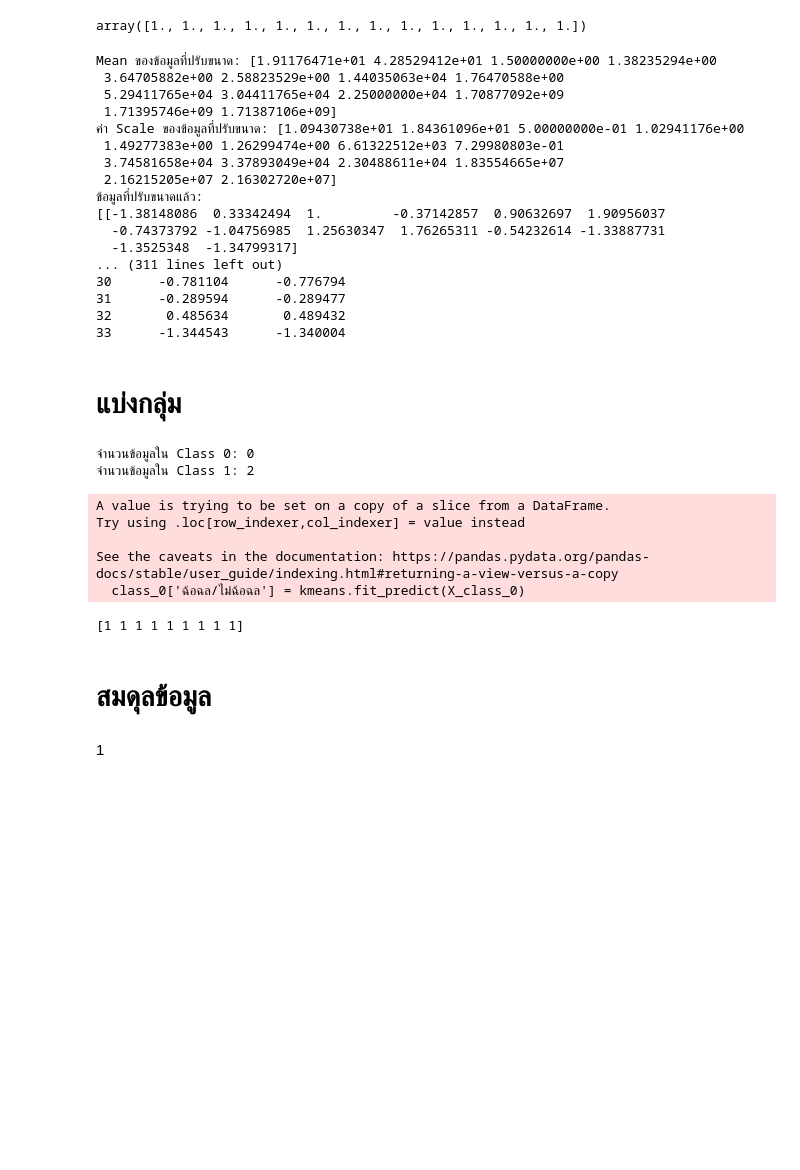
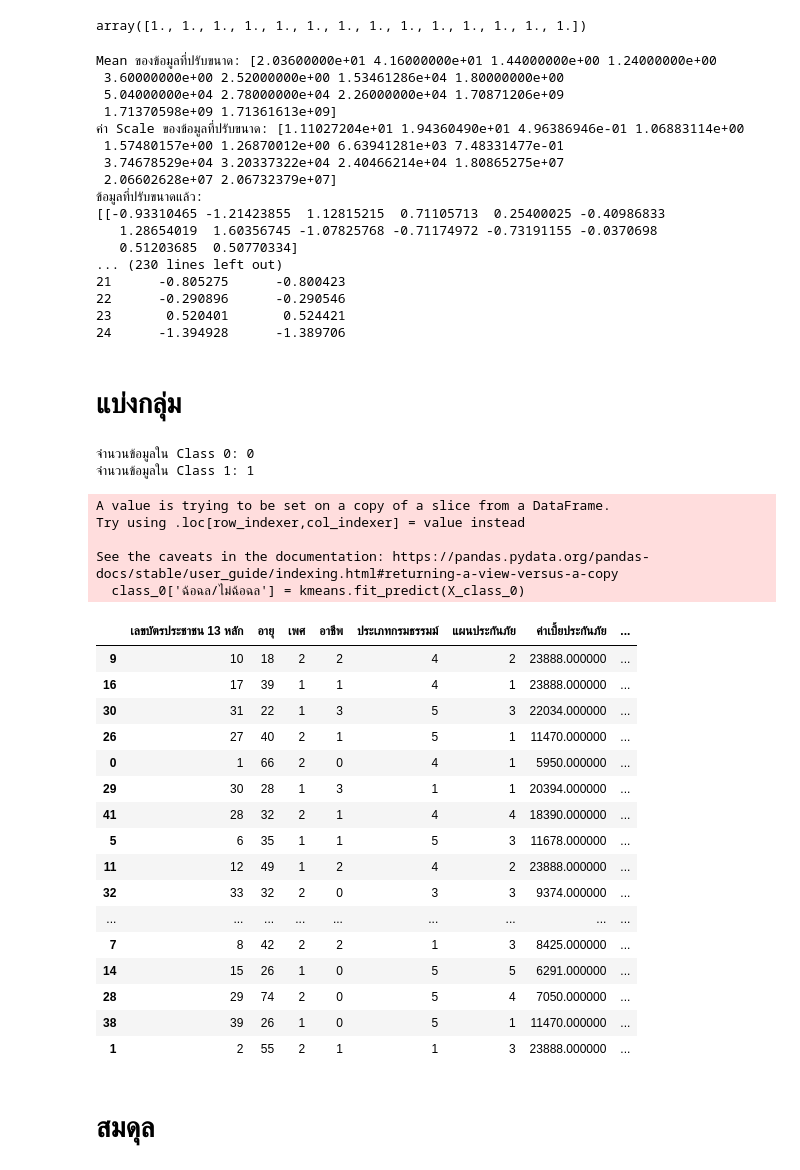
Before and after one commit to Suchada2000/MY-WORK, a Jupyter notebook: Untitled29.ipynb, the cells around one changed output. Drawn from its saved outputs; the diff is of its cells as text; code cells hidden in the pictures; blank space fills up the shorter version.

```diff
--- a/Untitled29.ipynb
+++ b/Untitled29.ipynb
@@ -108,7 +108,7 @@ y = df['ฉ้อฉล/ไม่ฉ้อฉล']
 from sklearn.model_selection import train_test_split
 
 # แบ่งข้อมูลออกเป็น Training set (80%) และ Test set (20%)
-X_train, X_test, y_train, y_test = train_test_split(X, y, test_size=0.2, random_state=42)
+X_train, X_test, y_train, y_test = train_test_split(X, y, test_size=0.4, random_state=42)
 
 # แสดงผลลัพธ์
 print("Training data (X_train):")
@@ -243,23 +243,23 @@ X_scaled_df = pd.DataFrame(X_scaled, columns=X.columns)
 print("ข้อมูลที่ปรับขนาดใน DataFrame:")
 print(X_scaled_df)
 # %% [output]
-Mean ของข้อมูลที่ปรับขนาด: [1.91176471e+01 4.28529412e+01 1.50000000e+00 1.38235294e+00
- 3.64705882e+00 2.58823529e+00 1.44035063e+04 1.76470588e+00
- 5.29411765e+04 3.04411765e+04 2.25000000e+04 1.70877092e+09
- 1.71395746e+09 1.71387106e+09]
-ค่า Scale ของข้อมูลที่ปรับขนาด: [1.09430738e+01 1.84361096e+01 5.00000000e-01 1.02941176e+00
- 1.49277383e+00 1.26299474e+00 6.61322512e+03 7.29980803e-01
- 3.74581658e+04 3.37893049e+04 2.30488611e+04 1.83554665e+07
- 2.16215205e+07 2.16302720e+07]
+Mean ของข้อมูลที่ปรับขนาด: [2.03600000e+01 4.16000000e+01 1.44000000e+00 1.24000000e+00
+ 3.60000000e+00 2.52000000e+00 1.53461286e+04 1.80000000e+00
+ 5.04000000e+04 2.78000000e+04 2.26000000e+04 1.70871206e+09
+ 1.71370598e+09 1.71361613e+09]
+ค่า Scale ของข้อมูลที่ปรับขนาด: [1.11027204e+01 1.94360490e+01 4.96386946e-01 1.06883114e+00
+ 1.57480157e+00 1.26870012e+00 6.63941281e+03 7.48331477e-01
+ 3.74678529e+04 3.20337322e+04 2.40466214e+04 1.80865275e+07
+ 2.06602628e+07 2.06732379e+07]
 ข้อมูลที่ปรับขนาดแล้ว:
-[[-1.38148086  0.33342494  1.         -0.37142857  0.90632697  1.90956037
-  -0.74373792 -1.04756985  1.25630347  1.76265311 -0.54232614 -1.33887731
-  -1.3525348  -1.34799317]
-... (311 lines left out)
-30      -0.781104      -0.776794
-31      -0.289594      -0.289477
-32       0.485634       0.489432
-33      -1.344543      -1.340004
+[[-0.93310465 -1.21423855  1.12815215  0.71105713  0.25400025 -0.40986833
+   1.28654019  1.60356745 -1.07825768 -0.71174972 -0.73191155 -0.0370698
+   0.51203685  0.50770334]
+... (230 lines left out)
+21      -0.805275      -0.800423
+22      -0.290896      -0.290546
+23       0.520401       0.524421
+24      -1.394928      -1.389706
 # %% [markdown]
 # แบ่งกลุ่ม
 # %%
@@ -309,24 +309,31 @@ y_train_final = data_final['ฉ้อฉล/ไม่ฉ้อฉล']
 #คลาส 1 ไม่ฉ้อ 0 อาจฉ้อ 2 ฉ้อ
 # %% [output]
 จำนวนข้อมูลใน Class 0: 0
-จำนวนข้อมูลใน Class 1: 2
+จำนวนข้อมูลใน Class 1: 1
 A value is trying to be set on a copy of a slice from a DataFrame.
 Try using .loc[row_indexer,col_indexer] = value instead
 
 See the caveats in the documentation: https://pandas.pydata.org/pandas-docs/stable/user_guide/indexing.html#returning-a-view-versus-a-copy
   class_0['ฉ้อฉล/ไม่ฉ้อฉล'] = kmeans.fit_predict(X_class_0)
-# %%
-from sklearn.neural_network import MLPClassifier
-# เริ่มต้นและฝึกโมเดล MLP
-mlp = MLPClassifier(hidden_layer_sizes=(5,), max_iter=1000)
-mlp.fit(X_train_final, y_train_final)
-
-# ทำนายผลลัพธ์
-predictions = mlp.predict(X_test)
-print(predictions)
-# %% [output]
-[1 1 1 1 1 1 1 1 1]
+# %%
+data_final
+# %% [output]
+|  | เลขบัตรประชาชน 13 หลัก | อายุ | เพศ | อาชีพ | ประเภทกรมธรรมม์ | แผนประกันภัย | ค่าเบี้ยประกันภัย | ... |
+| 9 | 10 | 18 | 2 | 2 | 4 | 2 | 23888.000000 | ... |
+| 16 | 17 | 39 | 1 | 1 | 4 | 1 | 23888.000000 | ... |
+| 30 | 31 | 22 | 1 | 3 | 5 | 3 | 22034.000000 | ... |
+| 26 | 27 | 40 | 2 | 1 | 5 | 1 | 11470.000000 | ... |
+| 0 | 1 | 66 | 2 | 0 | 4 | 1 | 5950.000000 | ... |
+| 29 | 30 | 28 | 1 | 3 | 1 | 1 | 20394.000000 | ... |
+| 41 | 28 | 32 | 2 | 1 | 4 | 4 | 18390.000000 | ... |
+| 5 | 6 | 35 | 1 | 1 | 5 | 3 | 11678.000000 | ... |
+| 11 | 12 | 49 | 1 | 2 | 4 | 2 | 23888.000000 | ... |
+| 32 | 33 | 32 | 2 | 0 | 3 | 3 | 9374.000000 | ... |
+| ... | ... | ... | ... | ... | ... | ... | ... | ... |
+| 7 | 8 | 42 | 2 | 2 | 1 | 3 | 8425.000000 | ... |
+| 14 | 15 | 26 | 1 | 0 | 5 | 5 | 6291.000000 | ... |
+| 28 | 29 | 74 | 2 | 0 | 5 | 4 | 7050.000000 | ... |
+| 38 | 39 | 26 | 1 | 0 | 5 | 1 | 11470.000000 | ... |
+| 1 | 2 | 55 | 2 | 1 | 1 | 3 | 23888.000000 | ... |
 # %% [markdown]
-# สมดุลข้อมูล
+# สมดุล
-# %% [markdown]
-1
```
Also changed, not shown: parts of 43 cells of this notebook.
